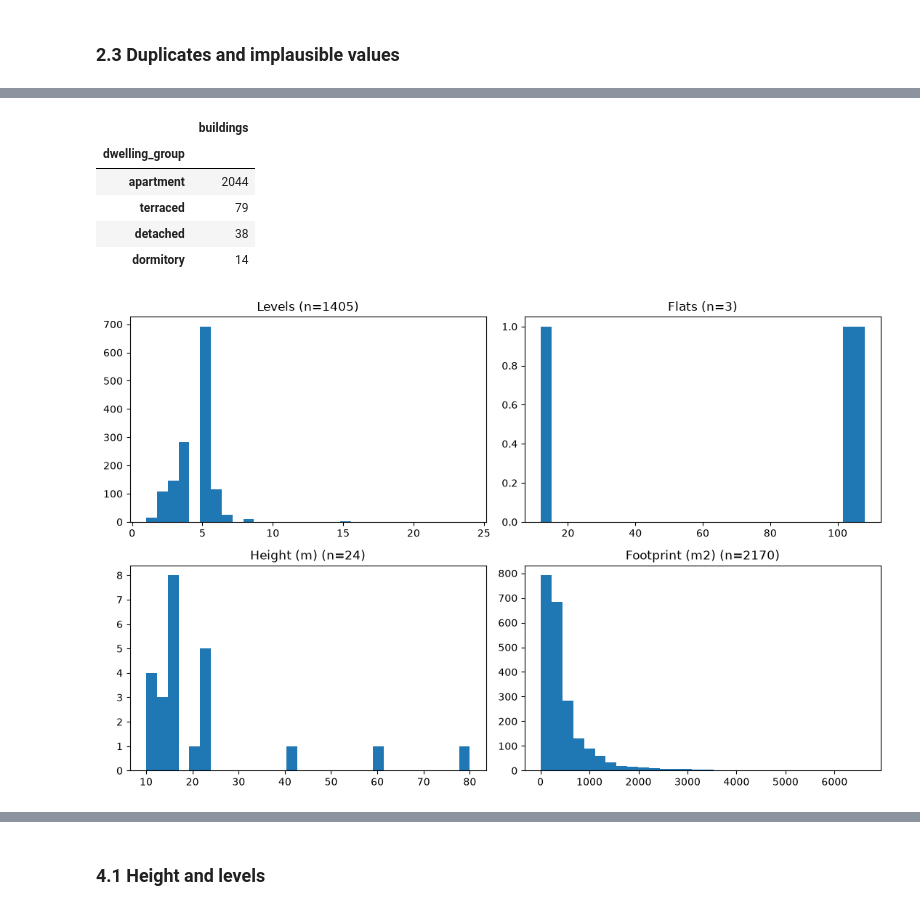
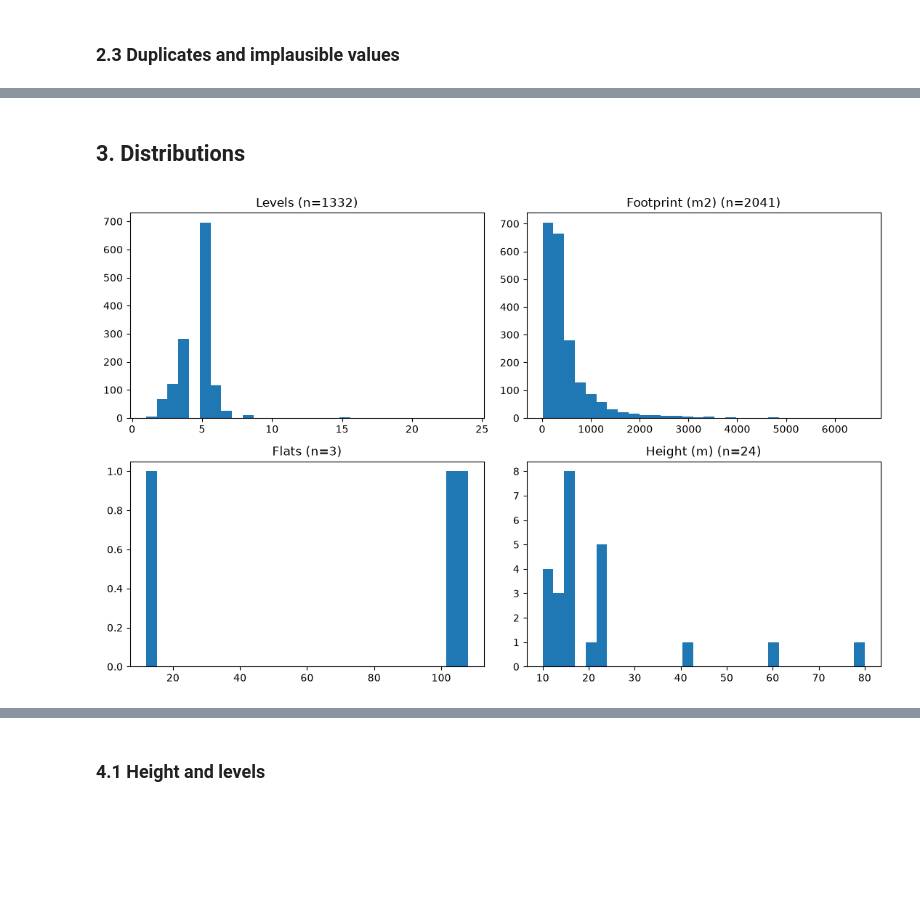
Before and after one commit to Gervig/LLM-Exam-Project, a Jupyter notebook: housing_eda.ipynb, the cells around one changed output, grey strips where cells are left out. Cells and saved outputs as stored; diff of their text form; code cells hidden in the pictures; blank space fills up the shorter version.

```diff
--- a/housing_eda.ipynb
+++ b/housing_eda.ipynb
@@ -71,15 +71,15 @@ if not DATA_CSV.exists():
     if not DOWNLOAD_IF_MISSING:
         raise FileNotFoundError(f"{DATA_CSV} not found. Run build_housing_dataset.py first.")
     import importlib, build_housing_dataset as bhd
-    importlib.reload(bhd)   # pick up a replaced script without restarting the kernel
+    importlib.reload(bhd)
     response = bhd.fetch_tiled(bhd.DEFAULT_URL, BBOX, LIMIT_PER_TILE, TILES, cache_dir="data/tiles")
     RAW_JSON.parent.mkdir(parents=True, exist_ok=True)
     RAW_JSON.write_text(json.dumps(response), encoding="utf-8")
     bhd.write_csv(bhd.rows_from_response(response), str(DATA_CSV))
 
-df = pd.read_csv(DATA_CSV)
+all_buildings = pd.read_csv(DATA_CSV)
 for col in ["levels", "flats", "height_m", "roof_levels", "footprint_m2"]:
-    df[col] = pd.to_numeric(df[col], errors="coerce")
-print(df.shape)
-df.head()
+    all_buildings[col] = pd.to_numeric(all_buildings[col], errors="coerce")
+print("all residential building ways in the CSV:", len(all_buildings))
+all_buildings.head()
 # %% [output]
@@ -163,0 +117,7 @@ plt.show()
+# %%
+types = all_buildings["building"].value_counts()
+display(types.to_frame("buildings").assign(share_pct=(types / len(all_buildings) * 100).round(1),
+                                            in_scope=lambda t: t.index.isin(APARTMENT_TAGS)))
+df = all_buildings[all_buildings["building"].isin(APARTMENT_TAGS)].copy().reset_index(drop=True)
+print(f"scope: {len(df)} apartment buildings ({len(df) / len(all_buildings):.1%} of the data); "
+      f"left out: {len(all_buildings) - len(df)} (houses, terraced, dormitories)")
@@ -254,24 +194,13 @@ dwelling type. The first run showed that `terrace` buildings are not single hous
-# %%
-GROUPS = {"apartments": "apartment", "residential": "apartment", "house": "detached", "detached": "detached",
-          "terrace": "terraced", "semidetached_house": "terraced", "dormitory": "dormitory"}
-df["dwelling_group"] = df["building"].map(GROUPS).fillna("apartment")
-df["dwelling_group"].value_counts().to_frame("buildings")
-# %% [output]
-|  | buildings |
-| dwelling_group |  |
-| apartment | 2044 |
-| terraced | 79 |
-| detached | 38 |
-| dormitory | 14 |
+# %% [markdown]
+## 3. Distributions
 # %%
 fig, axes = plt.subplots(2, 2, figsize=(11, 7))
-for ax, (col, title) in zip(axes.ravel(), [("levels_clean", "Levels"), ("flats_clean", "Flats"),
-                                           ("height_clean", "Height (m)"), ("footprint_clean", "Footprint (m2)")]):
+for ax, (col, title) in zip(axes.ravel(), [("levels_eff", "Levels"), ("footprint_clean", "Footprint (m2)"),
+                                           ("flats_clean", "Flats"), ("height_clean", "Height (m)")]):
     data = df[col].dropna()
     if len(data):
         ax.hist(data, bins=30)
     ax.set_title(f"{title} (n={len(data)})")
-plt.tight_layout()
-plt.show()
+plt.tight_layout(); plt.show()
 # %% [output]
-[figure, old version]
+[figure, new version]
```
Also changed, not shown: parts of 57 cells of this notebook, 7 other files.
